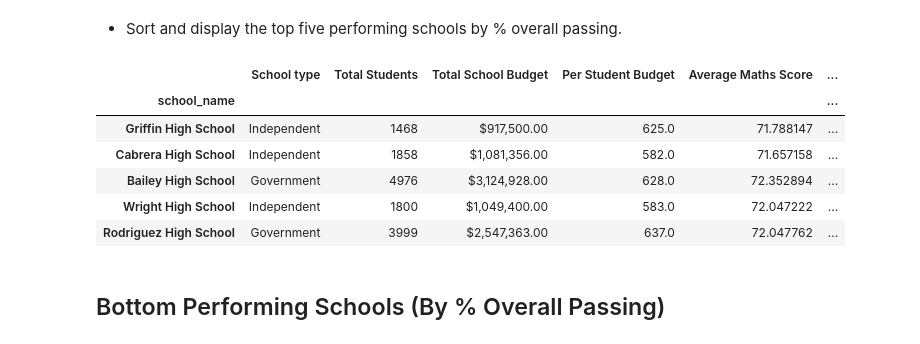
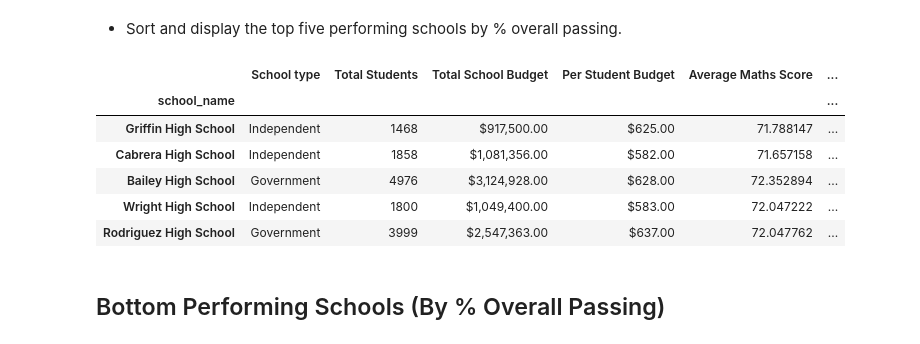
Before and after one commit to Vimeow/pandas-challenge, a Jupyter notebook: PyCitySchools/PyCitySchools_starter.ipynb, the cells around one changed output. Drawn from its saved outputs; the diff is of its cells as text; code cells hidden in the pictures.

```diff
--- a/PyCitySchools/PyCitySchools_starter.ipynb
+++ b/PyCitySchools/PyCitySchools_starter.ipynb
@@ -379,7 +374,7 @@ Wright High School       79.722222
 dtype: float64
 # %%
 # Create a dataframe to hold the above results
-results2_df = pd.DataFrame({"School type": school_type,
+per_school_summary_df = pd.DataFrame({"School type": school_type,
                          "Total Students": total_stu_per_school,
                          "Total School Budget": total_school_budget,
                          "Per Student Budget": per_stu_budget,
@@ -390,25 +385,25 @@ results2_df = pd.DataFrame({"School type": school_type,
                          "% Overall Passing": percent_stu_pass_both_per_school})
 # %%
 # Format data in "School type" column (ref = https://stackoverflow.com/questions/38277928/remove-special-characters-in-pandas-dataframe)
-results2_df["School type"] = results2_df["School type"].astype(str)
-results2_df["School type"] = results2_df["School type"].str.replace("']", "")
-results2_df["School type"] = results2_df["School type"].str.replace("['", "")
+per_school_summary_df["School type"] = per_school_summary_df["School type"].astype(str)
+per_school_summary_df["School type"] = per_school_summary_df["School type"].str.replace("']", "")
+per_school_summary_df["School type"] = per_school_summary_df["School type"].str.replace("['", "")
 
 # Format data in "Total School Budget" column
-results2_df["Total School Budget"] = results2_df["Total School Budget"].astype(str)
-results2_df["Total School Budget"] = results2_df["Total School Budget"].str.replace("]", "")
-results2_df["Total School Budget"] = results2_df["Total School Budget"].str.replace("[", "")
-results2_df["Total School Budget"] = results2_df["Total School Budget"].astype(float)
-results2_df["Total School Budget"] = results2_df["Total School Budget"].map("${:,.2f}".format)
+per_school_summary_df["Total School Budget"] = per_school_summary_df["Total School Budget"].astype(str)
+per_school_summary_df["Total School Budget"] = per_school_summary_df["Total School Budget"].str.replace("]", "")
+per_school_summary_df["Total School Budget"] = per_school_summary_df["Total School Budget"].str.replace("[", "")
+per_school_summary_df["Total School Budget"] = per_school_summary_df["Total School Budget"].astype(float)
+per_school_summary_df["Total School Budget"] = per_school_summary_df["Total School Budget"].map("${:,.2f}".format)
 
 # Format data in "Per Student Budget" column
-results2_df["Per Student Budget"] = results2_df["Per Student Budget"].astype(str)
-results2_df["Per Student Budget"] = results2_df["Per Student Budget"].str.replace("]", "")
-results2_df["Per Student Budget"] = results2_df["Per Student Budget"].str.replace("[", "")
-results2_df["Per Student Budget"] = results2_df["Per Student Budget"].astype(float)
-results2_df["Per Student Budget"] = results2_df["Per Student Budget"].map("${:,.2f}".format)
+per_school_summary_df["Per Student Budget"] = per_school_summary_df["Per Student Budget"].astype(str)
+per_school_summary_df["Per Student Budget"] = per_school_summary_df["Per Student Budget"].str.replace("]", "")
+per_school_summary_df["Per Student Budget"] = per_school_summary_df["Per Student Budget"].str.replace("[", "")
+per_school_summary_df["Per Student Budget"] = per_school_summary_df["Per Student Budget"].astype(float)
+per_school_summary_df["Per Student Budget"] = per_school_summary_df["Per Student Budget"].map("${:,.2f}".format)
 
-results2_df
+per_school_summary_df
 # %% [output]
 |  | School type | Total Students | Total School Budget | Per Student Budget | Average Maths Score | ... |
 | school_name |  |  |  |  |  | ... |
@@ -450,17 +428,17 @@ dtype: object
 * Sort and display the top five performing schools by % overall passing.
 # %%
 # Sort and display the top five performing schools by % overall passing.
-results2_df_sorted = results2_df.sort_values("% Overall Passing", ascending = False)
-top_5 = results2_df_sorted.head(5)
-top_5
+school_summary_df_sorted = per_school_summary_df.sort_values("% Overall Passing", ascending = False)
+top_schools = school_summary_df_sorted.head(5)
+top_schools
 # %% [output]
 |  | School type | Total Students | Total School Budget | Per Student Budget | Average Maths Score | ... |
 | school_name |  |  |  |  |  | ... |
-| Griffin High School | Independent | 1468 | $917,500.00 | 625.0 | 71.788147 | ... |
-| Cabrera High School | Independent | 1858 | $1,081,356.00 | 582.0 | 71.657158 | ... |
-| Bailey High School | Government | 4976 | $3,124,928.00 | 628.0 | 72.352894 | ... |
-| Wright High School | Independent | 1800 | $1,049,400.00 | 583.0 | 72.047222 | ... |
-| Rodriguez High School | Government | 3999 | $2,547,363.00 | 637.0 | 72.047762 | ... |
+| Griffin High School | Independent | 1468 | $917,500.00 | $625.00 | 71.788147 | ... |
+| Cabrera High School | Independent | 1858 | $1,081,356.00 | $582.00 | 71.657158 | ... |
+| Bailey High School | Government | 4976 | $3,124,928.00 | $628.00 | 72.352894 | ... |
+| Wright High School | Independent | 1800 | $1,049,400.00 | $583.00 | 72.047222 | ... |
+| Rodriguez High School | Government | 3999 | $2,547,363.00 | $637.00 | 72.047762 | ... |
 # %% [markdown]
 ## Bottom Performing Schools (By % Overall Passing)
 # %% [markdown]
```
Also changed, not shown: parts of 18 cells of this notebook.
